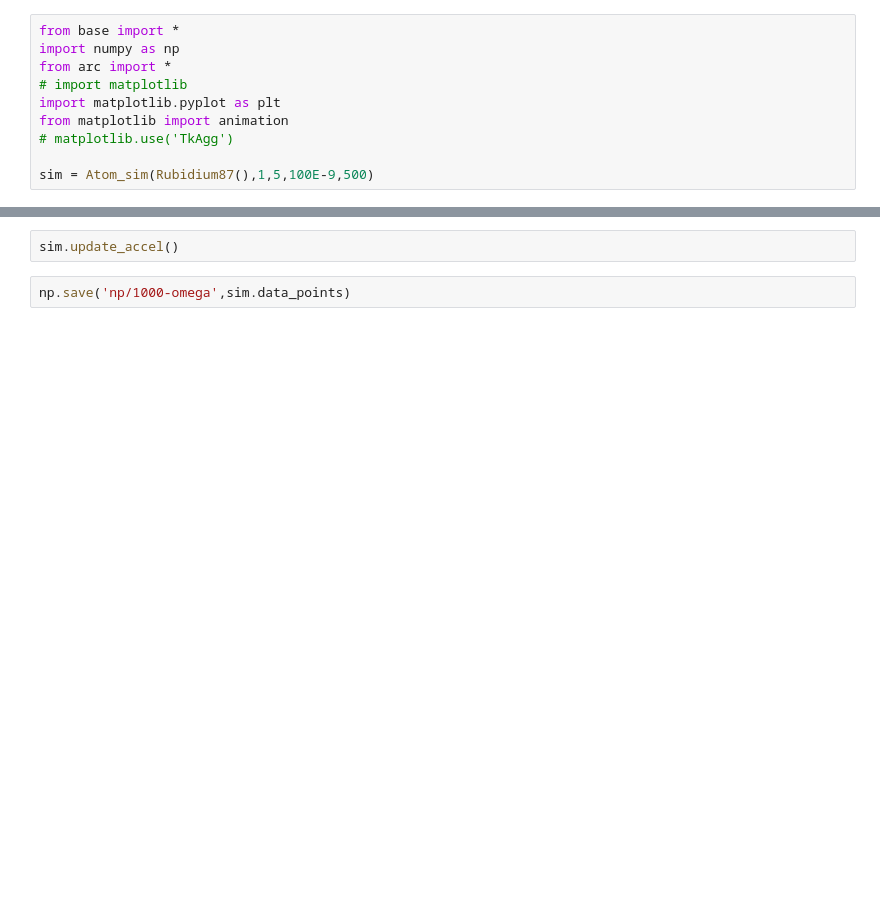
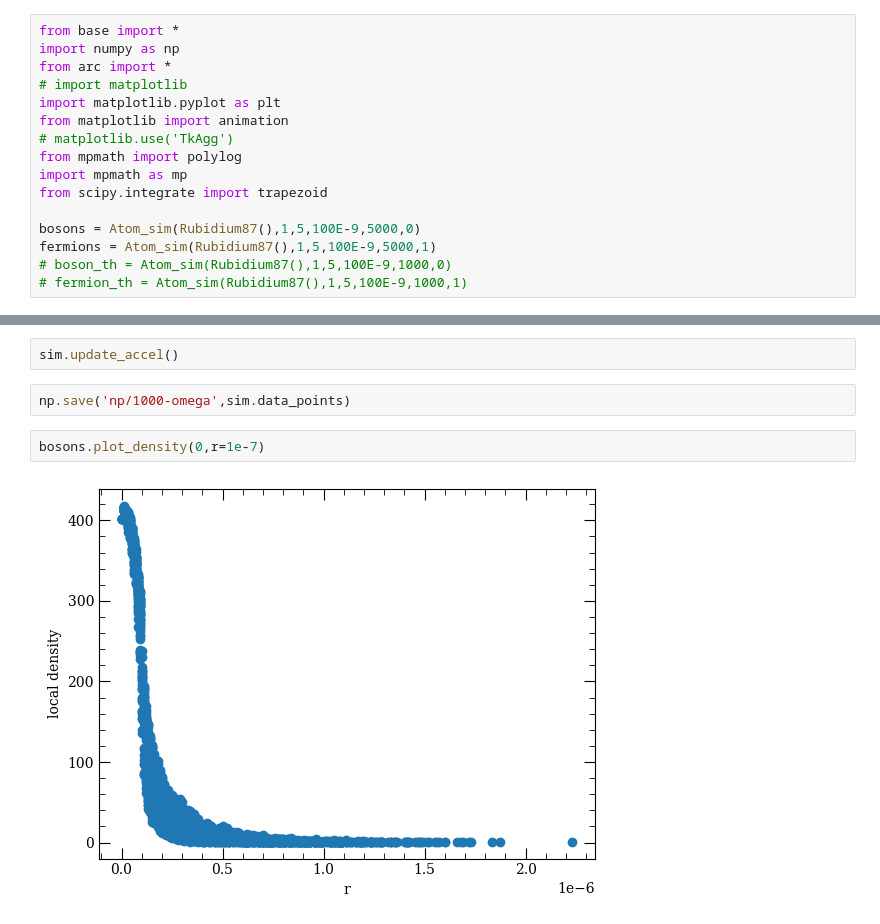
Before and after one commit to asaunders-uob/Rydberg, a Jupyter notebook: atom_sim/Test.ipynb, the cells around one changed output, grey strips where cells are left out. Cells and saved outputs as stored; diff of their text form; blank space fills up the shorter version.

Commit message:
boson-fermion distribution, local density

```diff
--- a/atom_sim/Test.ipynb
+++ b/atom_sim/Test.ipynb
@@ -6,6 +6,12 @@ from arc import *
 import matplotlib.pyplot as plt
 from matplotlib import animation
 # matplotlib.use('TkAgg')
+from mpmath import polylog
+import mpmath as mp
+from scipy.integrate import trapezoid
 
-sim = Atom_sim(Rubidium87(),1,5,100E-9,500)
+bosons = Atom_sim(Rubidium87(),1,5,100E-9,5000,0)
+fermions = Atom_sim(Rubidium87(),1,5,100E-9,5000,1)
+# boson_th = Atom_sim(Rubidium87(),1,5,100E-9,1000,0)
+# fermion_th = Atom_sim(Rubidium87(),1,5,100E-9,1000,1)
 # %%
@@ -42,3 +49,7 @@ sim.plot_2d(10)
 sim.update_accel()
 # %%
 np.save('np/1000-omega',sim.data_points)
+# %%
+bosons.plot_density(0,r=1e-7)
+# %% [output]
+[figure, added]
```
Also changed, not shown: parts of 4 cells of this notebook, 2 other files.
